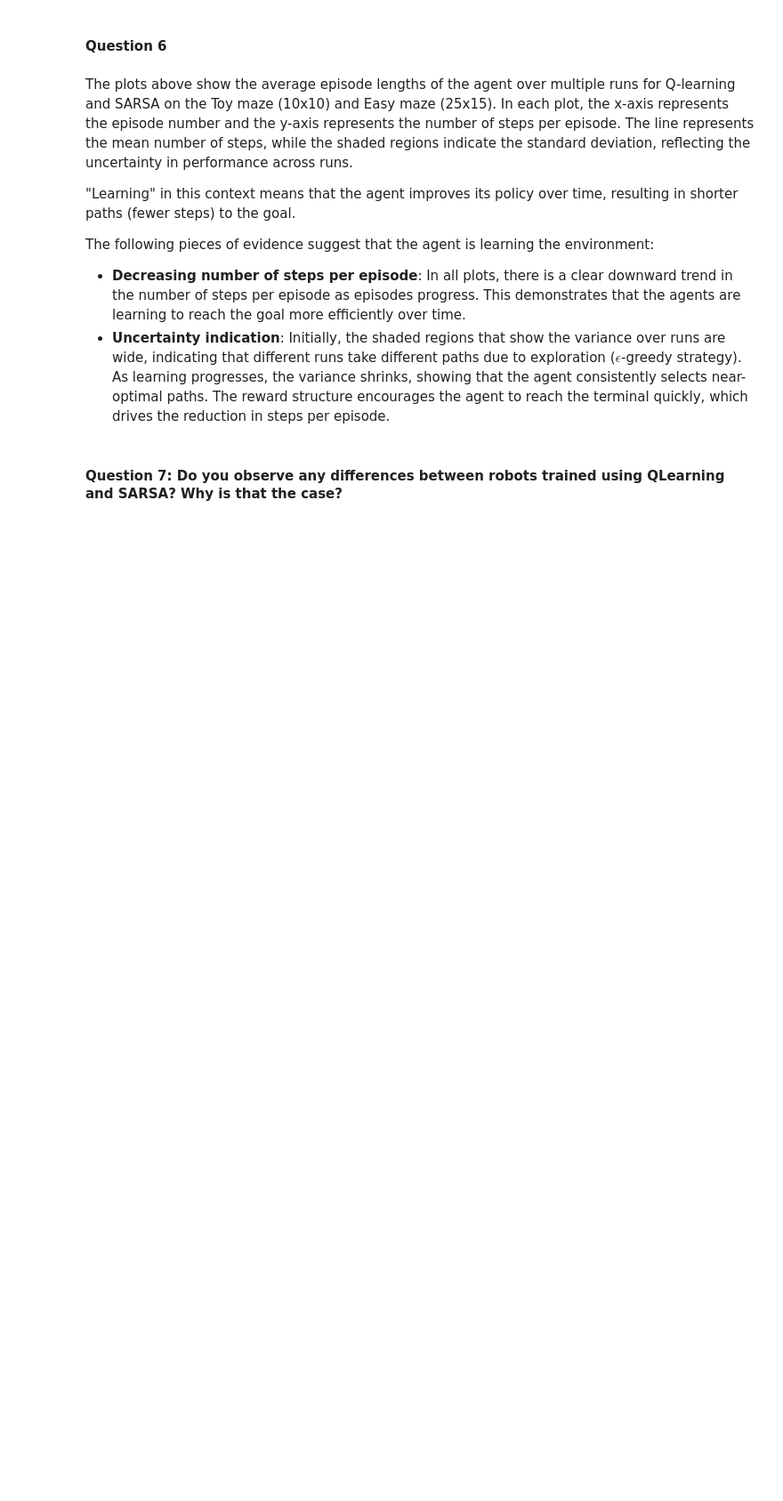
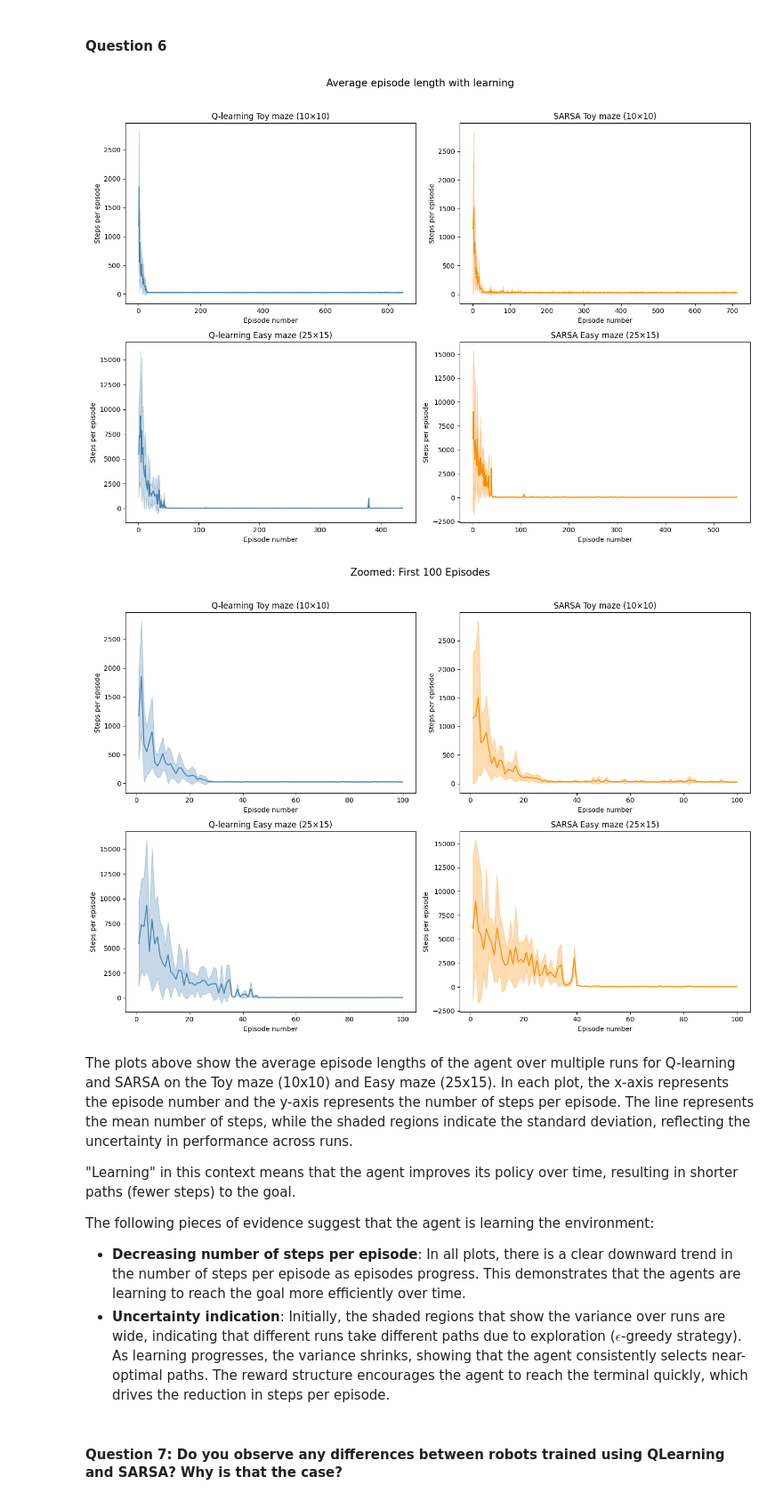
Before and after one commit to guy915/CI-Assignments, a Jupyter notebook: RL/src/Main.ipynb, the cells around one changed output. Shown at 89% size. Drawn from its saved outputs; the diff is of its cells as text; code cells hidden in the pictures; blank space fills up the shorter version.

```diff
--- a/RL/src/Main.ipynb
+++ b/RL/src/Main.ipynb
@@ -686,35 +686,67 @@ s_easy_lengths = run_with_sarsa(easy_path, 24, 14, N_STEPS_EASY)
 # %%
 # Calculate the mean and standard deviation
 q_toy_mean,  q_toy_std  = pad_and_aggregate(q_toy_lengths)
 q_easy_mean, q_easy_std = pad_and_aggregate(q_easy_lengths)
 
 s_toy_mean,  s_toy_std  = pad_and_aggregate(s_toy_lengths)
 s_easy_mean, s_easy_std = pad_and_aggregate(s_easy_lengths)
 
 # Plot the results
 fig, axes = plt.subplots(2, 2, figsize=(14, 10))
 fig.suptitle("Average episode length with learning", fontsize=15)
 
 # Data for each subplot
 maze_data = [
-    (axes[0, 0], q_toy_mean, q_toy_std, "Q-learning Toy maze (10\u00d710)", 100),
-    (axes[0, 1], s_toy_mean, s_toy_std, "SARSA Toy maze (10\u00d710)", 100),
-    (axes[1, 0], q_easy_mean, q_easy_std, "Q-learning Easy maze (25\u00d715)", 150),
-    (axes[1, 1], s_easy_mean, s_easy_std, "SARSA Easy maze (25\u00d715)", 150)
+    (q_toy_mean, q_toy_std, "Q-learning Toy maze (10×10)"),
+    (s_toy_mean, s_toy_std, "SARSA Toy maze (10×10)"),
+    (q_easy_mean, q_easy_std, "Q-learning Easy maze (25×15)"),
+    (s_easy_mean, s_easy_std, "SARSA Easy maze (25×15)")
 ]
 
-for ax, mean, std, title, xlim in maze_data:
+axes_flat = axes.flatten()
+
+# Plot first 4 plots that show all the data
+for ax, (mean, std, title) in zip(axes_flat, maze_data):
     episodes = np.arange(1, len(mean) + 1)
-    ax.plot(episodes, mean, color="steelblue" if "Q-learning" in title else "darkorange")
+    color = "steelblue" if "Q-learning" in title else "darkorange"
+
+    ax.plot(episodes, mean, color=color)
     ax.fill_between(episodes, mean - std, mean + std,
-                    alpha=0.3, color="steelblue" if "Q-learning" in title else "darkorange")
+                    alpha=0.3, color=color)
+
     ax.set_title(title)
-    ax.set_xlabel('Episode number')
-    ax.set_ylabel('Steps per episode')
-    ax.set_xlim(0, xlim)
+    ax.set_xlabel("Episode number")
+    ax.set_ylabel("Steps per episode")
 
 plt.tight_layout(rect=[0, 0, 1, 0.96])
 plt.show()
+
+fig_zoom, axes_zoom = plt.subplots(2, 2, figsize=(14, 10))
+fig_zoom.suptitle("Zoomed: First 100 Episodes", fontsize=15)
+
+axes_zoom_flat = axes_zoom.flatten()
+zoom = 100
+
+# Plot last 4 plots that show a zoomed in part of the data
+for ax, (mean, std, title) in zip(axes_zoom_flat, maze_data):
+    episodes = np.arange(1, len(mean) + 1)
+    color = "steelblue" if "Q-learning" in title else "darkorange"
+
+    ax.plot(episodes[:zoom], mean[:zoom], color=color)
+    ax.fill_between(episodes[:zoom],
+                    mean[:zoom] - std[:zoom],
+                    mean[:zoom] + std[:zoom],
+                    alpha=0.3, color=color)
+
+    ax.set_title(title)
+    ax.set_xlabel("Episode number")
+    ax.set_ylabel("Steps per episode")
+
+plt.tight_layout(rect=[0, 0, 1, 0.96])
+plt.show()
+# %% [output]
+[figure, added]
+[figure, added]
 # %% [markdown]
 The plots above show the average episode lengths of the agent over multiple runs for Q-learning and SARSA on the Toy maze (10x10) and Easy maze (25x15). In each plot, the x-axis represents the episode number and the y-axis represents the number of steps per episode. The line represents the mean number of steps, while the shaded regions indicate the standard deviation, reflecting the uncertainty in performance across runs.
 
```
Also changed, not shown: parts of 7 cells of this notebook.
